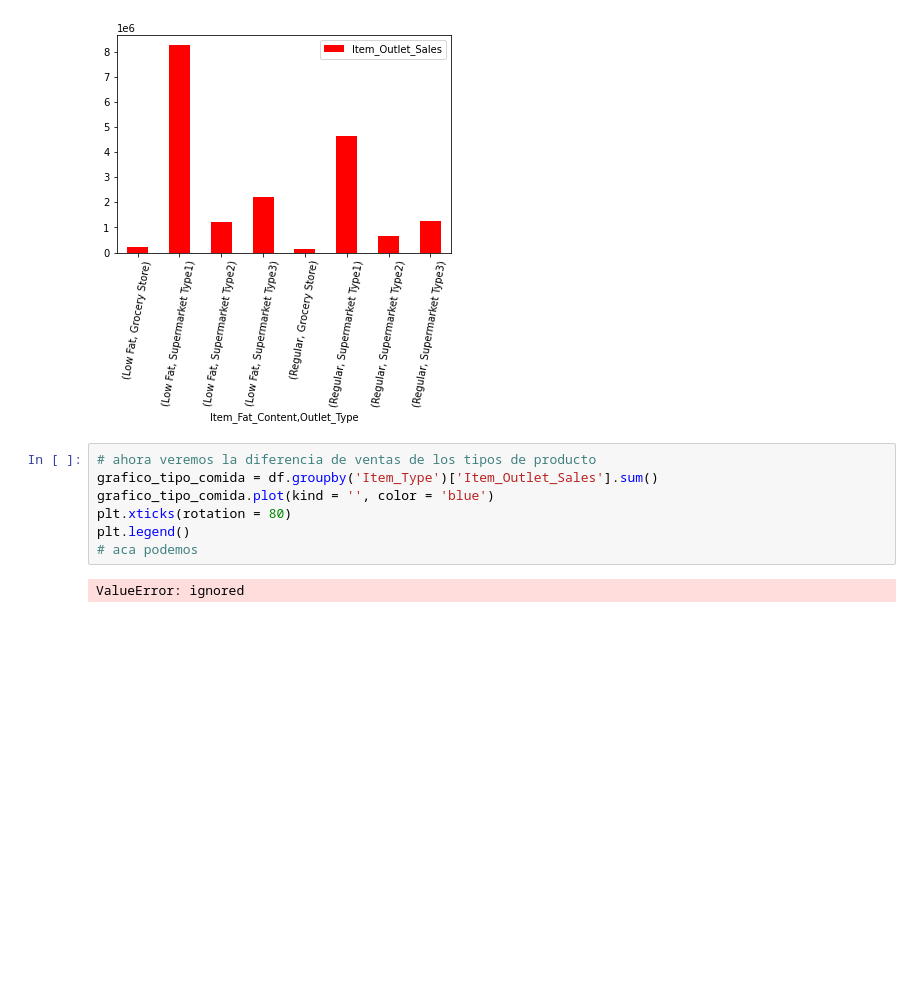
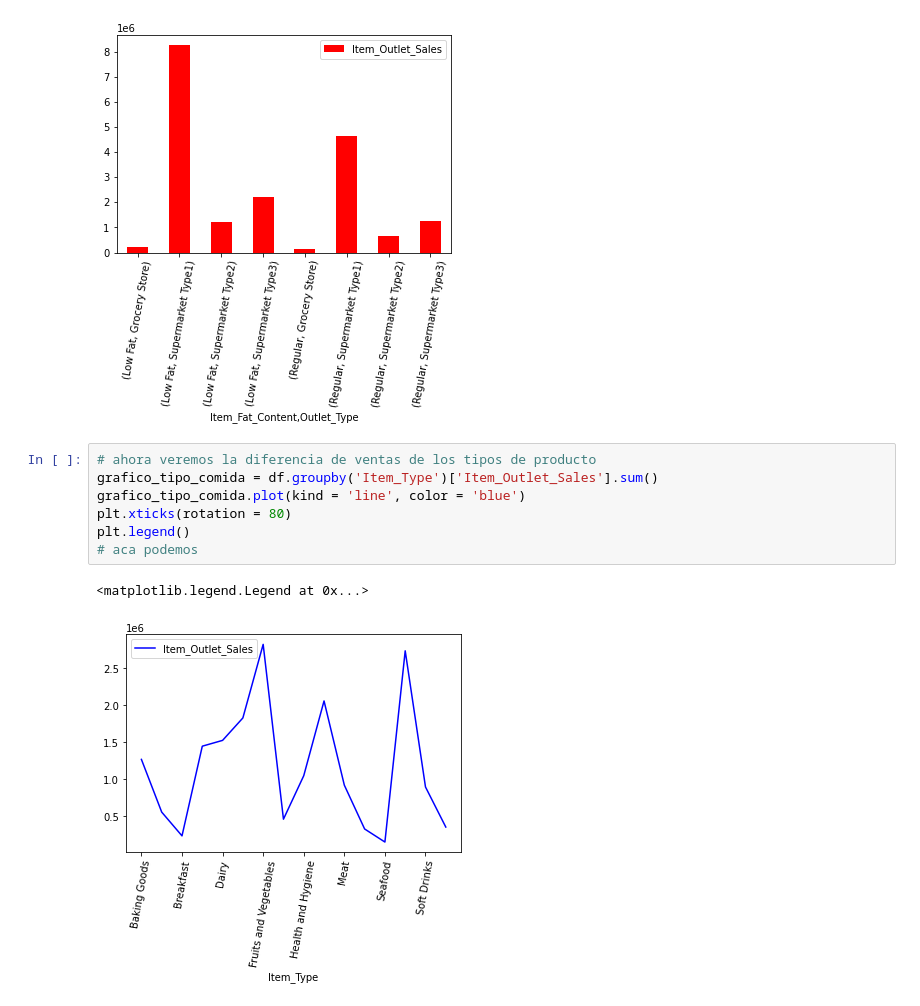
Before and after one commit to Jose-Balocchi/Retail---Predicciones-de-ventas, a Jupyter notebook: 05_Proyecto_1.ipynb, the cells around one changed output. Drawn from its saved outputs; the diff is of its cells as text; blank space fills up the shorter version.

```diff
--- a/05_Proyecto_1.ipynb
+++ b/05_Proyecto_1.ipynb
@@ -432,9 +432,10 @@ plt.legend()
 # %%
 # ahora veremos la diferencia de ventas de los tipos de producto
 grafico_tipo_comida = df.groupby('Item_Type')['Item_Outlet_Sales'].sum()
-grafico_tipo_comida.plot(kind = '', color = 'blue')
+grafico_tipo_comida.plot(kind = 'line', color = 'blue')
 plt.xticks(rotation = 80)
 plt.legend()
 # aca podemos
 # %% [output]
-ValueError: ignored
+<matplotlib.legend.Legend at 0x...>
+[figure, added]
```
